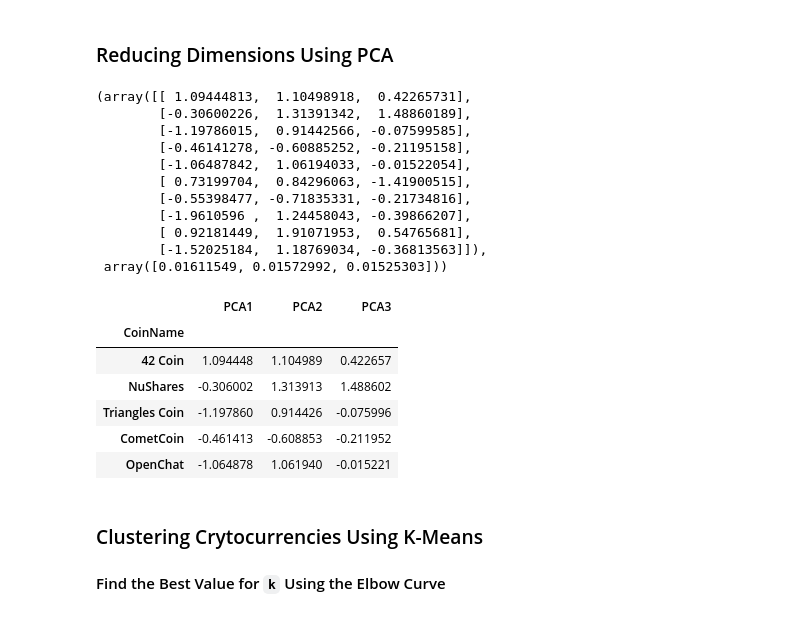
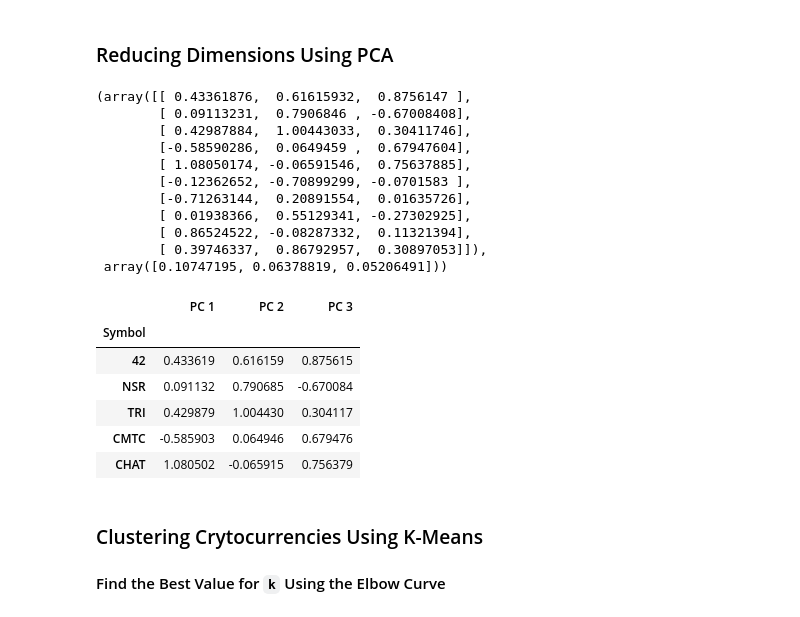
Before and after one commit to JQH84/Cryptocurrency-Clustering-Analysis, a Jupyter notebook: crypto_clustering.ipynb, the cells around one changed output. Saved outputs shown, nothing was run; the diff lists cells and outputs as text; code cells hidden in the pictures.

```diff
--- a/crypto_clustering.ipynb
+++ b/crypto_clustering.ipynb
@@ -128,8 +120,7 @@ coins_df_cleaned.head() , print(coins_df_cleaned.shape)
 # %%
 # Drop rows where there are 'N/A' text values
-coins_df_cleaned = coins_df_cleaned[coins_df_cleaned.ProofType != 'N/A']
-print(coins_df_cleaned.isin(['N/A']).any())
-coins_df_cleaned.shape
+crypto_df = crypto_df[crypto_df.ProofType != 'N/A']
+print(crypto_df.isin(['N/A']).any())
 # %% [output]
 CoinName             False
 Algorithm            False
@@ -158,6 +144,6 @@ Name: CoinName, dtype: object
 # %%
 # Drop the 'CoinName' column since it's not going to be used on the clustering algorithm
-coins_df_cleaned.drop(columns='CoinName', inplace=True)
-coins_df_cleaned.head()
+crypto_df.drop(columns='CoinName', inplace=True)
+crypto_df.head()
 # %% [output]
 |  | Algorithm | ProofType | TotalCoinsMined | MaxSupply | CirculatingSupply |
@@ -170,6 +156,6 @@ coins_df_cleaned.head()
 # %%
 # Create dummy variables for text features
-coins_df_cleaned = pd.get_dummies(coins_df_cleaned)
-coins_df_cleaned.head()
+X = pd.get_dummies(crypto_df)
+X.head()
 # %% [output]
 |  | Algorithm_Autolykos | Algorithm_BEP-2 | Algorithm_BEP-20 Token | Algorithm_BLAKE256 | Algorithm_BMW512 / Echo512 | ... |
@@ -205,36 +191,36 @@ array([[-0.0860663, -0.0860663, -0.0860663, ..., -0.0860663, -0.0860663,
 # %%
 # Use PCA to reduce dimensions to 3 principal components
 pca = PCA(n_components=3)
-coins_pca = pca.fit_transform(coins_df_cleaned_scaled)
-coins_pca[:10] , pca.explained_variance_ratio_
+pca_fitted = pca.fit_transform(X)
+pca_fitted[:10] , pca.explained_variance_ratio_
 # %% [output]
-(array([[ 1.09444813,  1.10498918,  0.42265731],
-        [-0.30600226,  1.31391342,  1.48860189],
-        [-1.19786015,  0.91442566, -0.07599585],
-        [-0.46141278, -0.60885252, -0.21195158],
-        [-1.06487842,  1.06194033, -0.01522054],
-        [ 0.73199704,  0.84296063, -1.41900515],
-        [-0.55398477, -0.71835331, -0.21734816],
-        [-1.9610596 ,  1.24458043, -0.39866207],
-        [ 0.92181449,  1.91071953,  0.54765681],
-        [-1.52025184,  1.18769034, -0.36813563]]),
- array([0.01611549, 0.01572992, 0.01525303]))
+(array([[ 0.43361876,  0.61615932,  0.8756147 ],
+        [ 0.09113231,  0.7906846 , -0.67008408],
+        [ 0.42987884,  1.00443033,  0.30411746],
+        [-0.58590286,  0.0649459 ,  0.67947604],
+        [ 1.08050174, -0.06591546,  0.75637885],
+        [-0.12362652, -0.70899299, -0.0701583 ],
+        [-0.71263144,  0.20891554,  0.01635726],
+        [ 0.01938366,  0.55129341, -0.27302925],
+        [ 0.86524522, -0.08287332,  0.11321394],
+        [ 0.39746337,  0.86792957,  0.30897053]]),
+ array([0.10747195, 0.06378819, 0.05206491]))
 # %%
 # Create a DataFrame with the principal components data
-coins_pca_df = pd.DataFrame(
-    coins_pca,
-    columns=["PCA1", "PCA2" ,"PCA3"],
-    index = coin_name_df
+pca_df = pd.DataFrame(
+    pca_fitted,
+    columns=["PC 1", "PC 2" ,"PC 3"],
+    index = crypto_df.index
 )
-coins_pca_df.head()
+pca_df.head()
 # %% [output]
-|  | PCA1 | PCA2 | PCA3 |
-| CoinName |  |  |  |
-| 42 Coin | 1.094448 | 1.104989 | 0.422657 |
-| NuShares | -0.306002 | 1.313913 | 1.488602 |
-| Triangles Coin | -1.197860 | 0.914426 | -0.075996 |
-| CometCoin | -0.461413 | -0.608853 | -0.211952 |
-| OpenChat | -1.064878 | 1.061940 | -0.015221 |
+|  | PC 1 | PC 2 | PC 3 |
+| Symbol |  |  |  |
+| 42 | 0.433619 | 0.616159 | 0.875615 |
+| NSR | 0.091132 | 0.790685 | -0.670084 |
+| TRI | 0.429879 | 1.004430 | 0.304117 |
+| CMTC | -0.585903 | 0.064946 | 0.679476 |
+| CHAT | 1.080502 | -0.065915 | 0.756379 |
 # %% [markdown]
 ### Clustering Crytocurrencies Using K-Means
 
```
Also changed, not shown: parts of 23 cells of this notebook.
